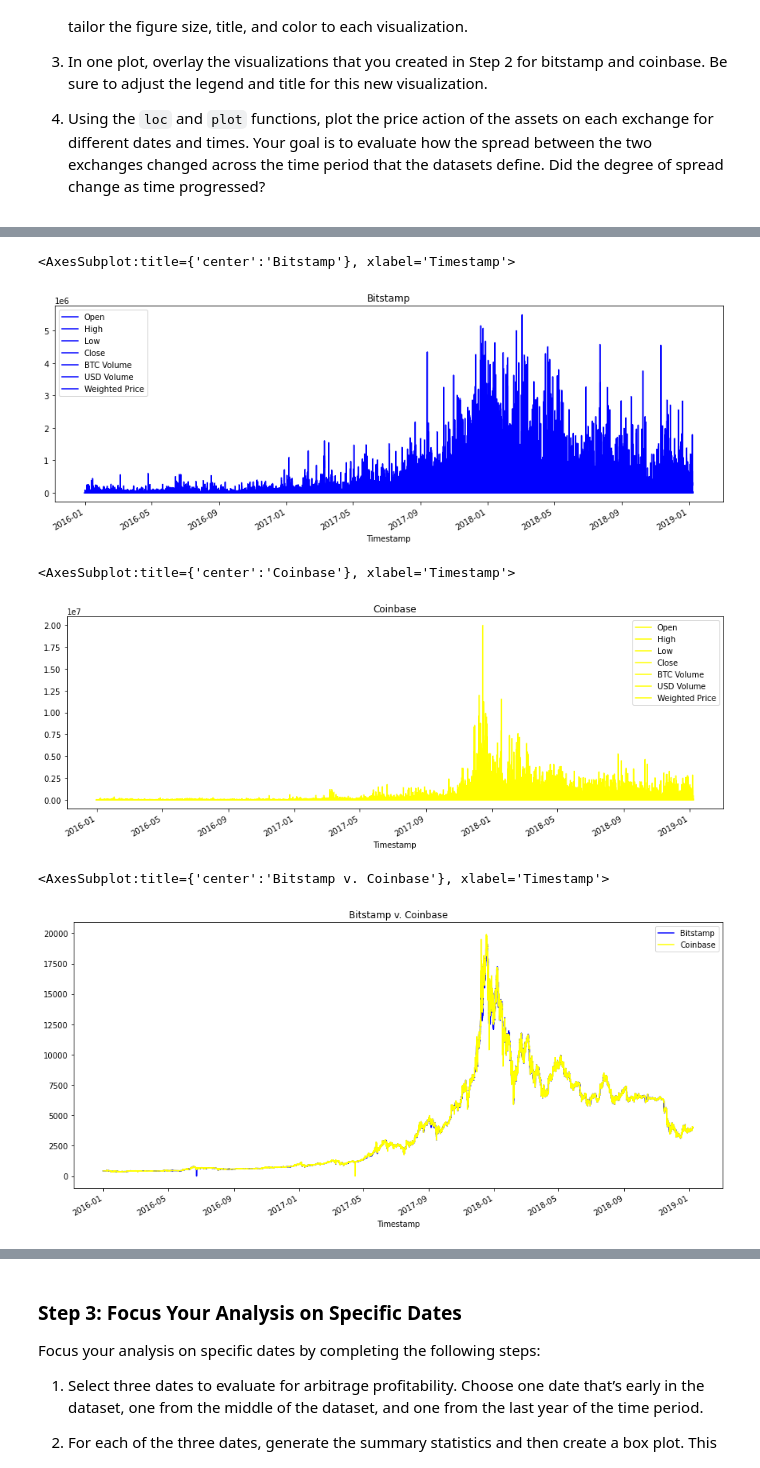
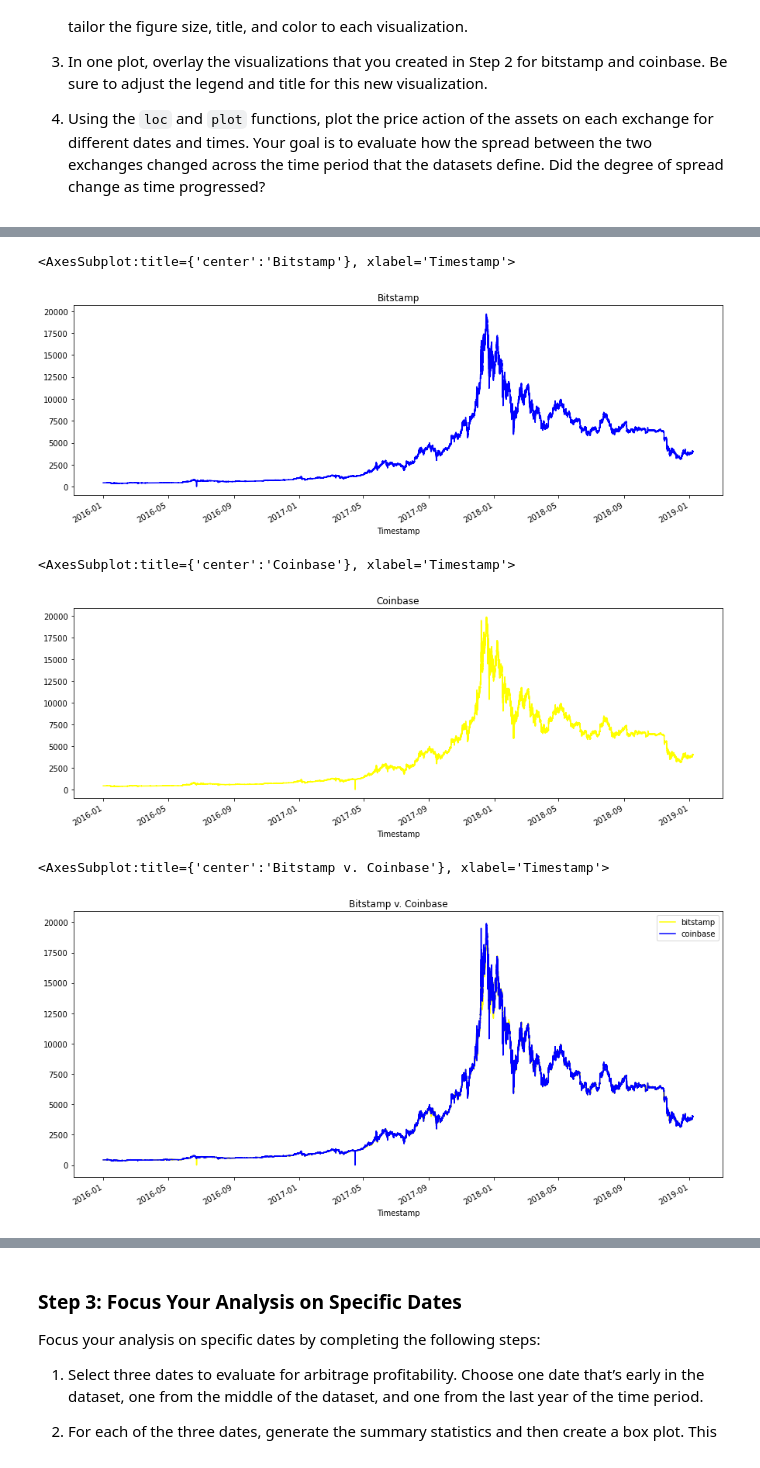
Before and after one commit to Miggs00/crypto_arbitrage_opportunities_analysis, a Jupyter notebook: crypto_arbitrage.ipynb, the cells around one changed output, grey strips where cells are left out. Cells and saved outputs as stored; diff of their text form; code cells hidden in the pictures.

```diff
--- a/crypto_arbitrage.ipynb
+++ b/crypto_arbitrage.ipynb
@@ -276,21 +276,21 @@ coinbase.describe()
 # %%
 # Create a line plot for the bitstamp DataFrame for the full length of time in the dataset
 # Be sure that the figure size, title, and color are tailored to each visualization
 # YOUR CODE HERE
-bitstamp.plot(
+bitstamp['Close'].plot(
     kind = 'line',
     figsize = (15,5),
     title = "Bitstamp",
     color = "Blue",
 )
 # %% [output]
 <AxesSubplot:title={'center':'Bitstamp'}, xlabel='Timestamp'>
-[figure, old version]
+[figure, new version]
 # %%
 # Create a line plot for the coinbase DataFrame for the full length of time in the dataset
 # Be sure that the figure size, title, and color are tailored to each visualization
 # YOUR CODE HERE
-coinbase.plot(
+coinbase['Close'].plot(
     kind = "line",
     figsize = (15,5),
     title = "Coinbase",
@@ -298,17 +298,17 @@ coinbase.plot(
 )
 # %% [output]
 <AxesSubplot:title={'center':'Coinbase'}, xlabel='Timestamp'>
-[figure, old version]
+[figure, new version]
 # %%
 # Overlay the visualizations for the bitstamp and coinbase DataFrames in one plot
 # The plot should visualize the prices over the full lenth of the dataset
 # Be sure to include the parameters: legend, figure size, title, and color and label
 # YOUR CODE HERE
-bitstamp['Close'].plot(legend=True, figsize=(15,7), title="Bitstamp v. Coinbase", color="Blue", label="Bitstamp")
-coinbase['Close'].plot(legend=True, figsize=(15,7), color="Yellow", label="Coinbase")
+bitstamp['Close'].plot(legend=True, figsize=(15,7), title="Bitstamp v. Coinbase", color="Yellow", label="bitstamp")
+coinbase['Close'].plot(legend=True, figsize=(15,7), color="Blue", label="coinbase")
 # %% [output]
 <AxesSubplot:title={'center':'Bitstamp v. Coinbase'}, xlabel='Timestamp'>
-[figure, old version]
+[figure, new version]
 # %%
 # Using the loc and plot functions, create an overlay plot that visualizes
 # the price action of both DataFrames for a one month period early in the dataset
```
Also changed, not shown: parts of 34 cells of this notebook.
